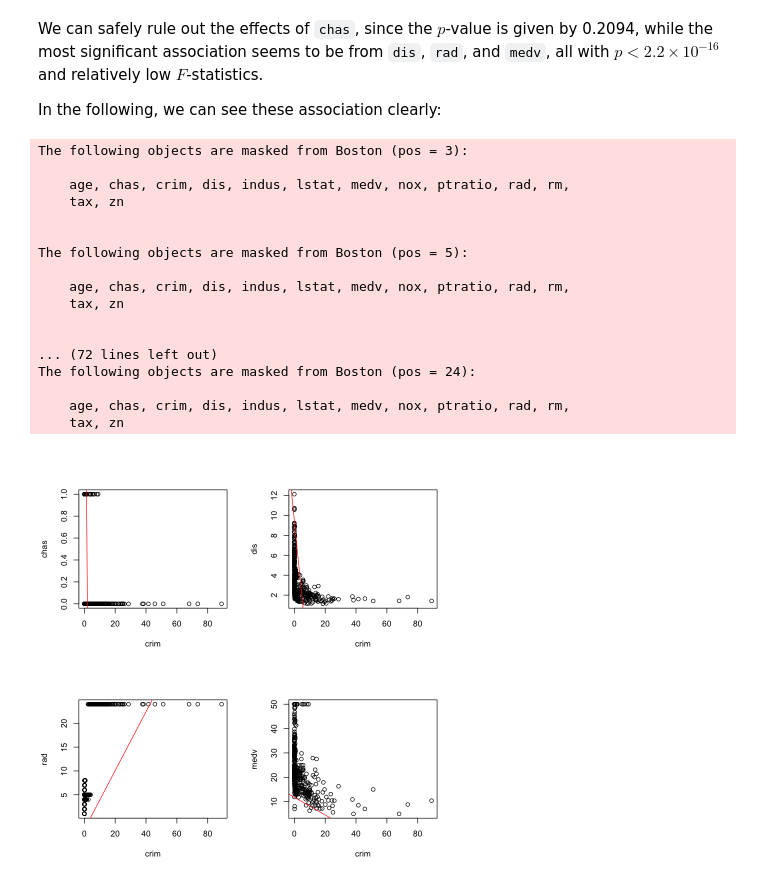
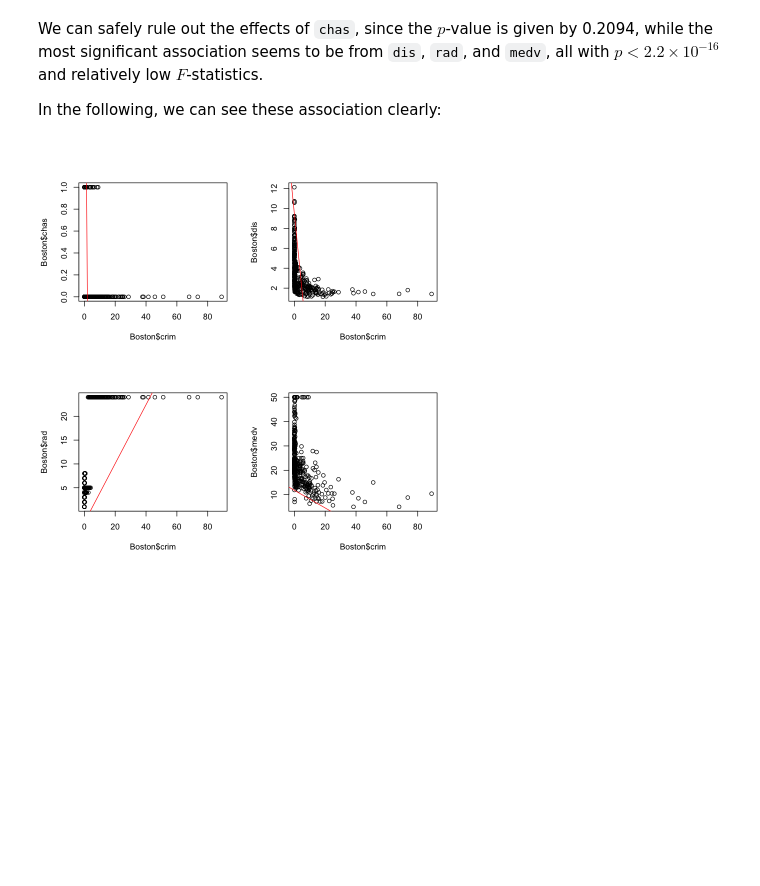
Before and after one commit to GrahamStrickland/isl, a Jupyter notebook: ch03.ipynb, the cells around one changed output. Saved outputs shown, nothing was run; the diff lists cells and outputs as text; code cells hidden in the pictures; blank space fills up the shorter version.

```diff
--- a/ch03.ipynb
+++ b/ch03.ipynb
@@ -1864,44 +1805,23 @@ all with $p < 2.2 \times {10}^{-16}$ and relatively low $F$-statistics.
 
 In the following, we can see these association clearly:
 # %%
-library(ISLR2)
-attach(Boston)
-
-lmcrimchas <- lm(crim ~ chas)
-lmcrimdis <- lm(crim ~ dis)
-lmcrimrad <- lm(crim ~ rad)
-lmcrimmedv <- lm(crim ~ medv)
-
+lmcrimchas <- lm(crim ~ chas, data = Boston)
+lmcrimdis <- lm(crim ~ dis, data = Boston)
+lmcrimrad <- lm(crim ~ rad, data = Boston)
+lmcrimmedv <- lm(crim ~ medv, data = Boston)
 
 par(mfrow = c(2, 2))
 
-plot(crim, chas)
+plot(Boston$crim, Boston$chas)
 abline(lmcrimchas, col = "red")
 
-plot(crim, dis)
+plot(Boston$crim, Boston$dis)
 abline(lmcrimdis, col = "red")
 
-plot(crim, rad)
+plot(Boston$crim, Boston$rad)
 abline(lmcrimrad, col = "red")
 
-plot(crim, medv)
+plot(Boston$crim, Boston$medv)
 abline(lmcrimmedv, col = "red")
 # %% [output]
-The following objects are masked from Boston (pos = 3):
-
-    age, chas, crim, dis, indus, lstat, medv, nox, ptratio, rad, rm,
-    tax, zn
-
-
-The following objects are masked from Boston (pos = 5):
-
-    age, chas, crim, dis, indus, lstat, medv, nox, ptratio, rad, rm,
-    tax, zn
-
-
-... (72 lines left out)
-The following objects are masked from Boston (pos = 24):
-
-    age, chas, crim, dis, indus, lstat, medv, nox, ptratio, rad, rm,
-    tax, zn
-[figure, old version]
+[figure, new version]
```
Also changed, not shown: parts of 8 cells of this notebook, 1 other file.
